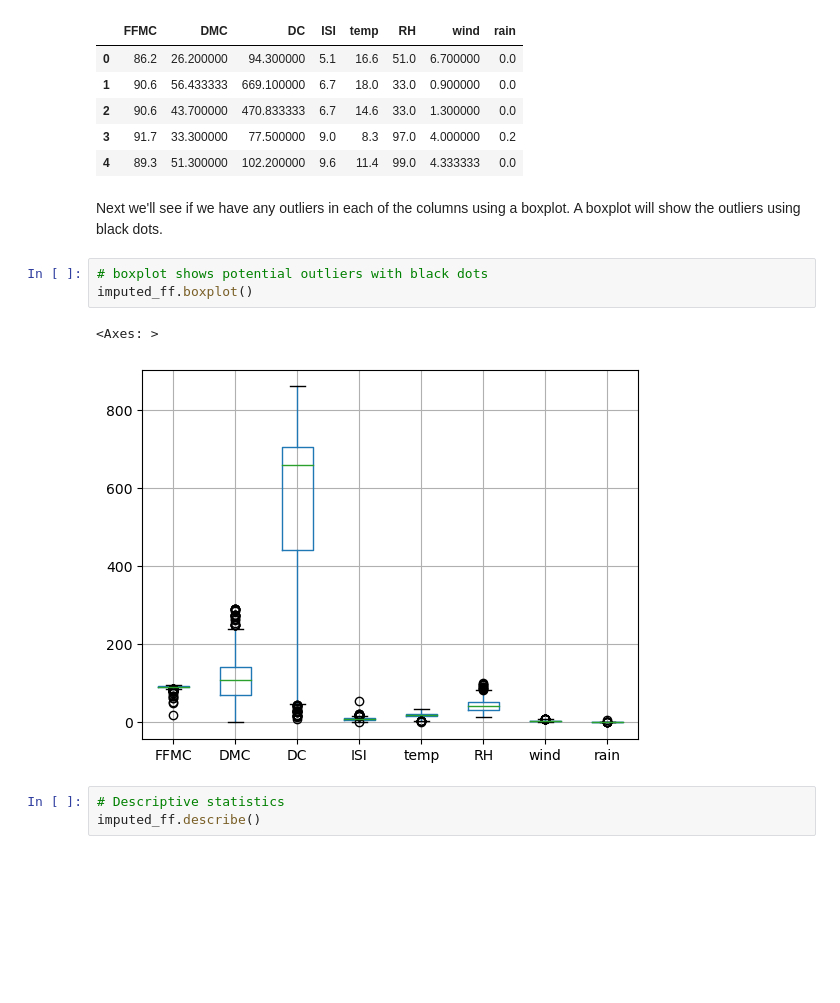
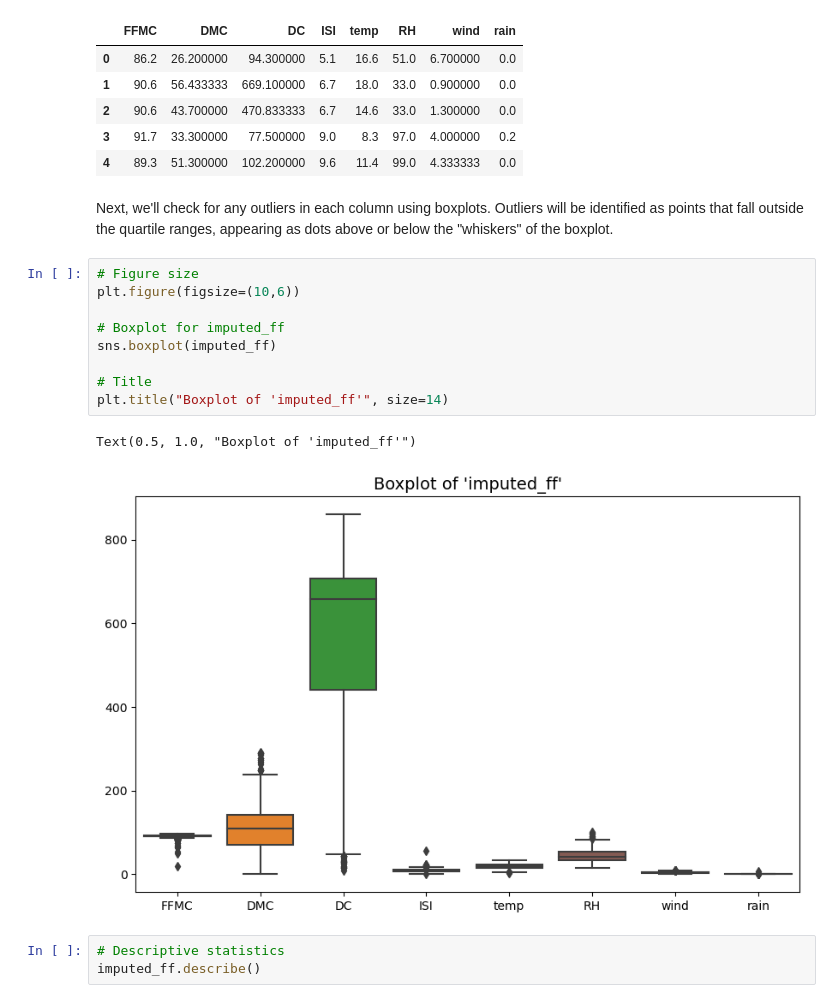
Before and after one commit to vincentariff/predicting-forest-fires-LR-models, a Jupyter notebook: Optimizing Model Predictions Forest Fire.ipynb, the cells around one changed output. Cells and saved outputs as stored; diff of their text form; blank space fills up the shorter version.

```diff
--- a/Optimizing Model Predictions Forest Fire.ipynb
+++ b/Optimizing Model Predictions Forest Fire.ipynb
@@ -190,13 +204,19 @@ imputed_ff.head()
 | 3 | 91.7 | 33.300000 | 77.500000 | 9.0 | 8.3 | 97.0 | 4.000000 | 0.2 |
 | 4 | 89.3 | 51.300000 | 102.200000 | 9.6 | 11.4 | 99.0 | 4.333333 | 0.0 |
 # %% [markdown]
-Next we'll see if we have any outliers in each of the columns using a boxplot. A boxplot will show the outliers using black dots.
+Next, we'll check for any outliers in each column using boxplots. Outliers will be identified as points that fall outside the quartile ranges, appearing as dots above or below the "whiskers" of the boxplot.
 # %%
-# boxplot shows potential outliers with black dots
-imputed_ff.boxplot()
+# Figure size
+plt.figure(figsize=(10,6))
+
+# Boxplot for imputed_ff
+sns.boxplot(imputed_ff)
+
+# Title
+plt.title("Boxplot of 'imputed_ff'", size=14)
 # %% [output]
-<Axes: >
+Text(0.5, 1.0, "Boxplot of 'imputed_ff'")
-[figure, old version]
+[figure, new version]
 # %%
 # Descriptive statistics
 imputed_ff.describe()
```
Also changed, not shown: parts of 27 cells of this notebook.
